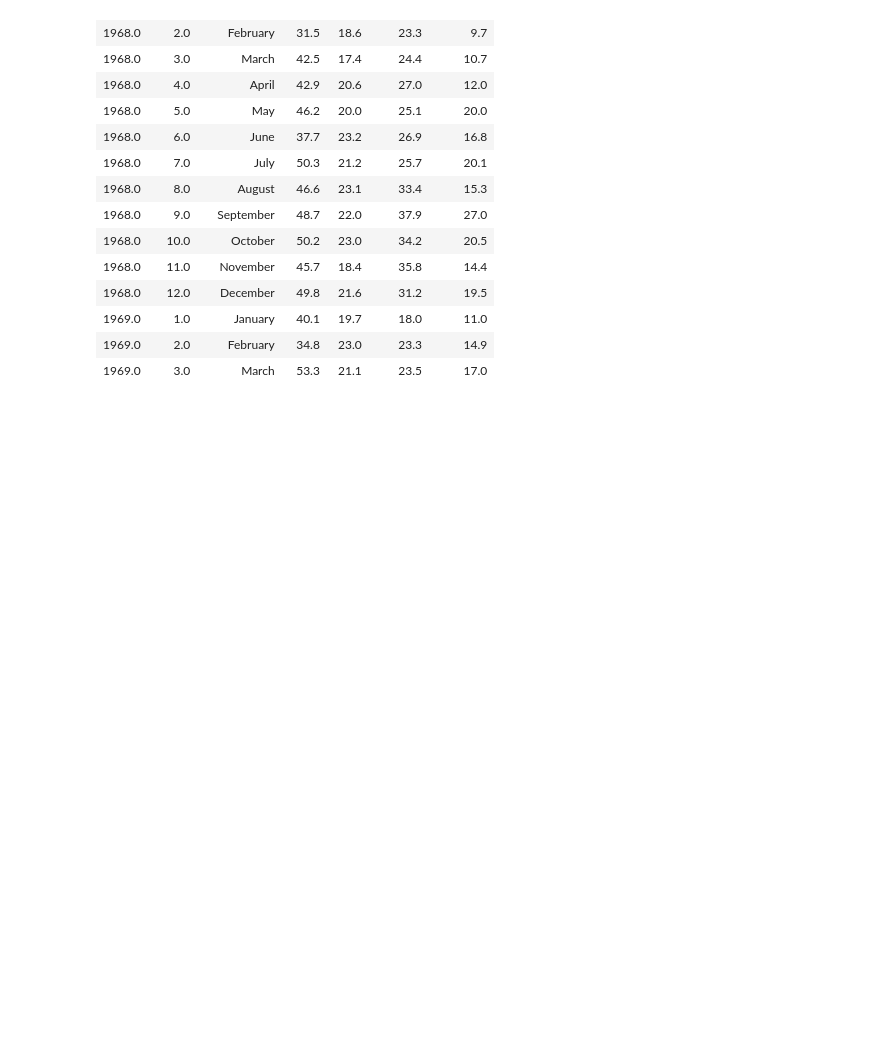
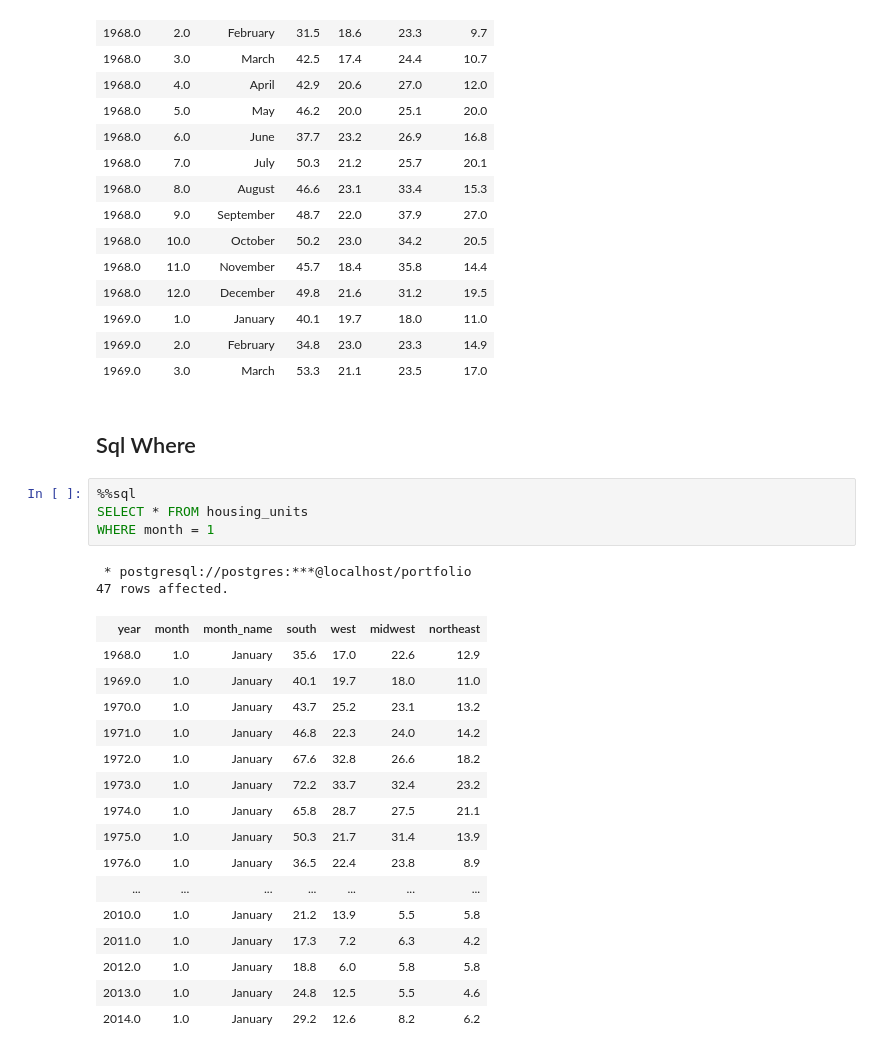
Before and after one commit to davidkeya/SQL-Projects, a Jupyter notebook: SQL Review 2021/Housing Report .ipynb, the cells around one changed output. Drawn from its saved outputs; the diff is of its cells as text; blank space fills up the shorter version.

```diff
--- a/SQL Review 2021/Housing Report .ipynb
+++ b/SQL Review 2021/Housing Report .ipynb
@@ -103,3 +101,28 @@ LIMIT 15
 | 1969.0 | 1.0 | January | 40.1 | 19.7 | 18.0 | 11.0 |
 | 1969.0 | 2.0 | February | 34.8 | 23.0 | 23.3 | 14.9 |
 | 1969.0 | 3.0 | March | 53.3 | 21.1 | 23.5 | 17.0 |
+# %% [markdown]
+## Sql Where
+# %%
+%%sql
+SELECT * FROM housing_units
+WHERE month = 1
+# %% [output]
+ * postgresql://postgres:***@localhost/portfolio
+47 rows affected.
+| year | month | month_name | south | west | midwest | northeast |
+| 1968.0 | 1.0 | January | 35.6 | 17.0 | 22.6 | 12.9 |
+| 1969.0 | 1.0 | January | 40.1 | 19.7 | 18.0 | 11.0 |
+| 1970.0 | 1.0 | January | 43.7 | 25.2 | 23.1 | 13.2 |
+| 1971.0 | 1.0 | January | 46.8 | 22.3 | 24.0 | 14.2 |
+| 1972.0 | 1.0 | January | 67.6 | 32.8 | 26.6 | 18.2 |
+| 1973.0 | 1.0 | January | 72.2 | 33.7 | 32.4 | 23.2 |
+| 1974.0 | 1.0 | January | 65.8 | 28.7 | 27.5 | 21.1 |
+| 1975.0 | 1.0 | January | 50.3 | 21.7 | 31.4 | 13.9 |
+| 1976.0 | 1.0 | January | 36.5 | 22.4 | 23.8 | 8.9 |
+| ... | ... | ... | ... | ... | ... | ... |
+| 2010.0 | 1.0 | January | 21.2 | 13.9 | 5.5 | 5.8 |
+| 2011.0 | 1.0 | January | 17.3 | 7.2 | 6.3 | 4.2 |
+| 2012.0 | 1.0 | January | 18.8 | 6.0 | 5.8 | 5.8 |
+| 2013.0 | 1.0 | January | 24.8 | 12.5 | 5.5 | 4.6 |
+| 2014.0 | 1.0 | January | 29.2 | 12.6 | 8.2 | 6.2 |
```
Also changed, not shown: parts of 25 cells of this notebook.
